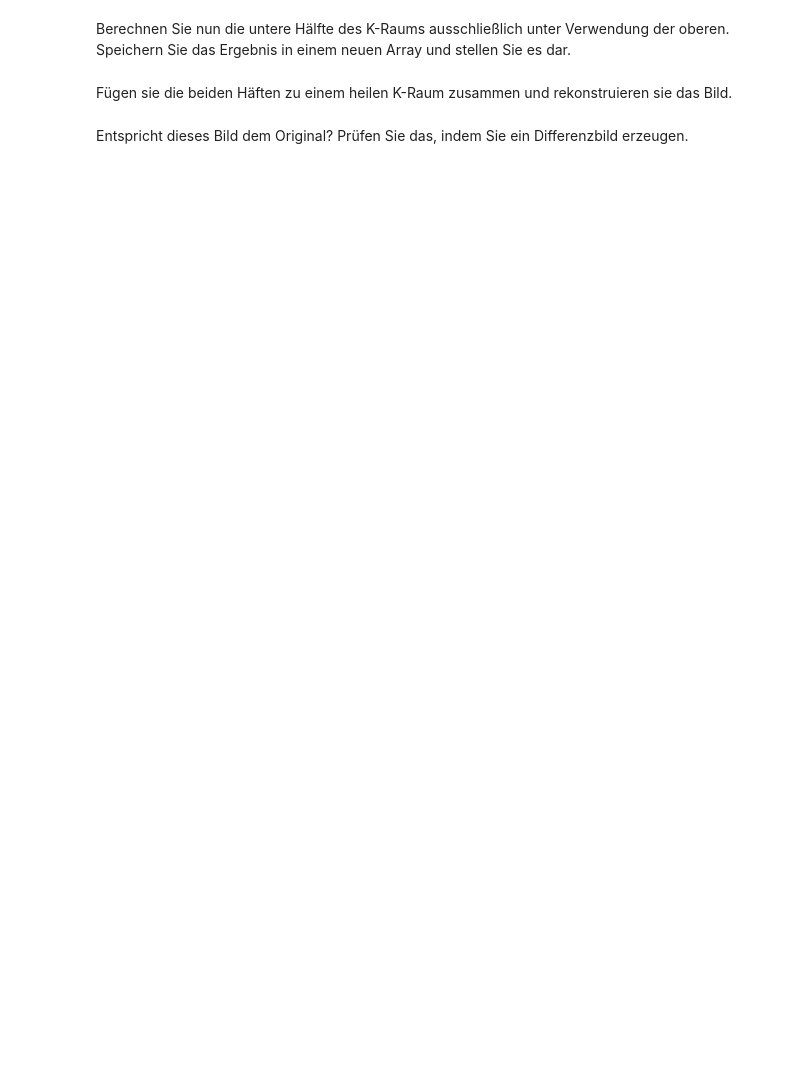
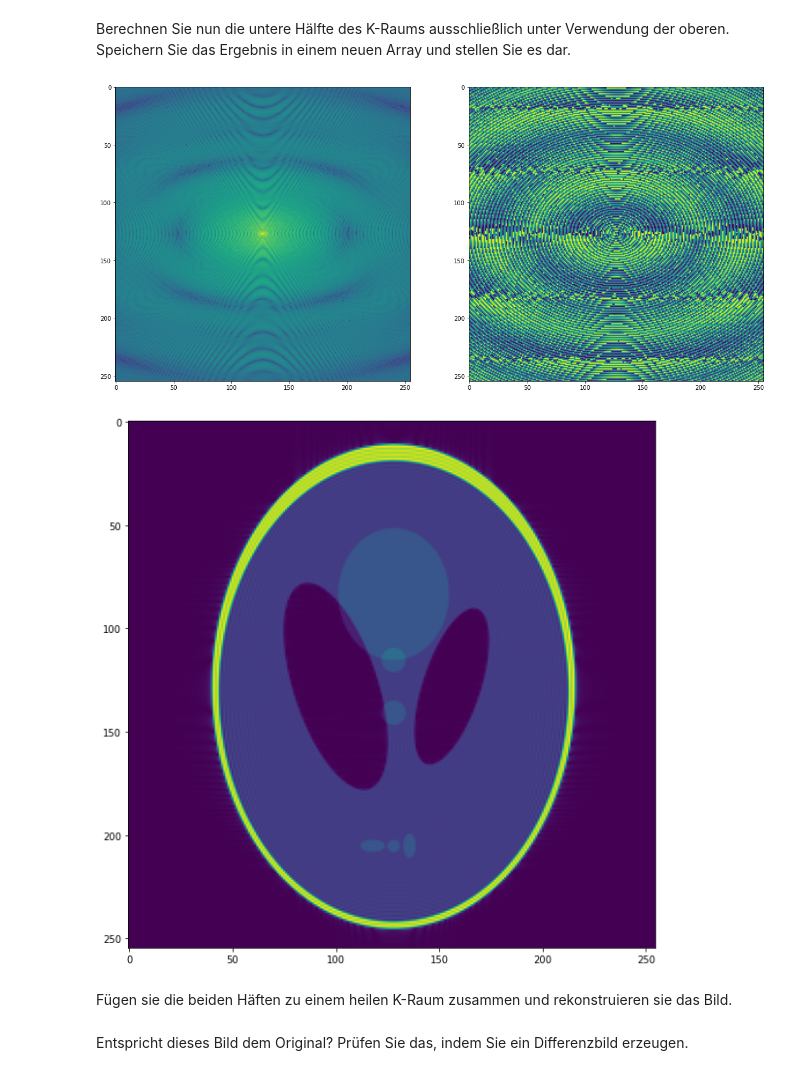
Before and after one commit to DaveMichaelson/Magnetresonanzbildgebung, a Jupyter notebook: 05.ipynb, the cells around one changed output. Drawn from its saved outputs; the diff is of its cells as text; code cells hidden in the pictures; blank space fills up the shorter version.

```diff
--- a/05.ipynb
+++ b/05.ipynb
@@ -29,2 +44,9 @@ Löschen Sie diese beiden aus dem k-Raum, sodass der k-Raum also nur noch die Di
 # %% [markdown]
 Verwerfen (auf 0 setzen) Sie exemplarisch die untere Hälte (also 127 Zeilen) des K-Raums und stellen Sie das Ergbnis dar (der Betrag reicht).
+# %%
+half_zero_kspace = np.copy(deleted_kspace)
+
+half_zero_kspace[-127:, :] = 0
+
+visualize_single_kspace(half_zero_kspace)
+imshow(ifft(half_zero_kspace))
@@ -31,5 +56,14 @@ Verwerfen (auf 0 setzen) Sie exemplarisch die untere Hälte (also 127 Zeilen) de
 # %% [markdown]
 Berechnen Sie nun die untere Hälfte des K-Raums ausschließlich unter Verwendung der oberen. Speichern Sie das Ergebnis in einem neuen Array und stellen Sie es dar.
+# %%
+rec_kspace = np.copy(half_zero_kspace)
+rec_kspace[-127:, :] = np.conjugate(np.fliplr(half_zero_kspace[126::-1, :]))
+
+visualize_single_kspace(rec_kspace)
+imshow(ifft(rec_kspace))
+# %% [output]
+[figure, added]
+[figure, added]
 # %% [markdown]
 Fügen sie die beiden Häften zu einem heilen K-Raum zusammen und rekonstruieren sie das Bild.
 # %% [markdown]
```
Also changed, not shown: parts of 5 cells of this notebook, 1 other file.
